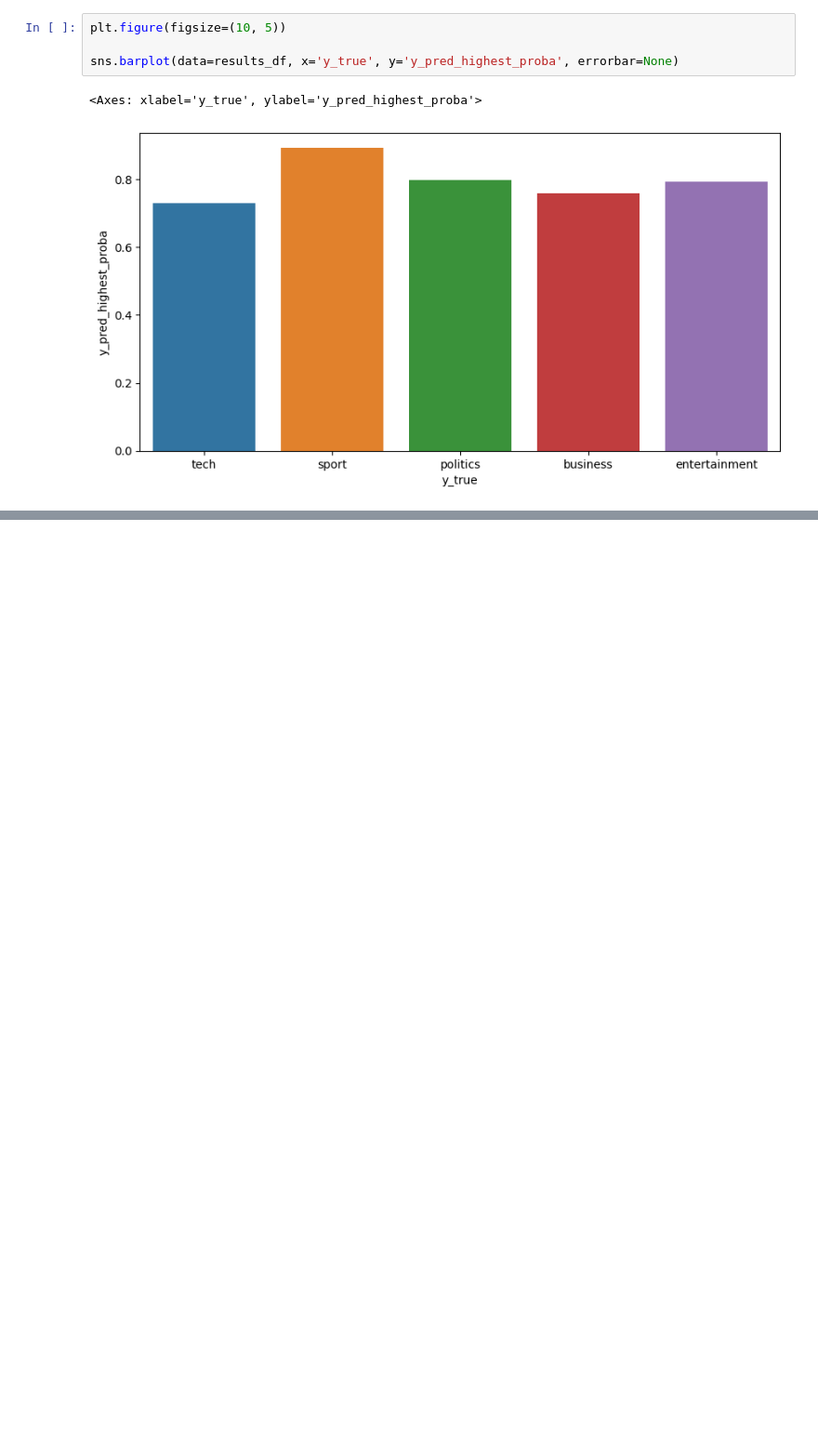
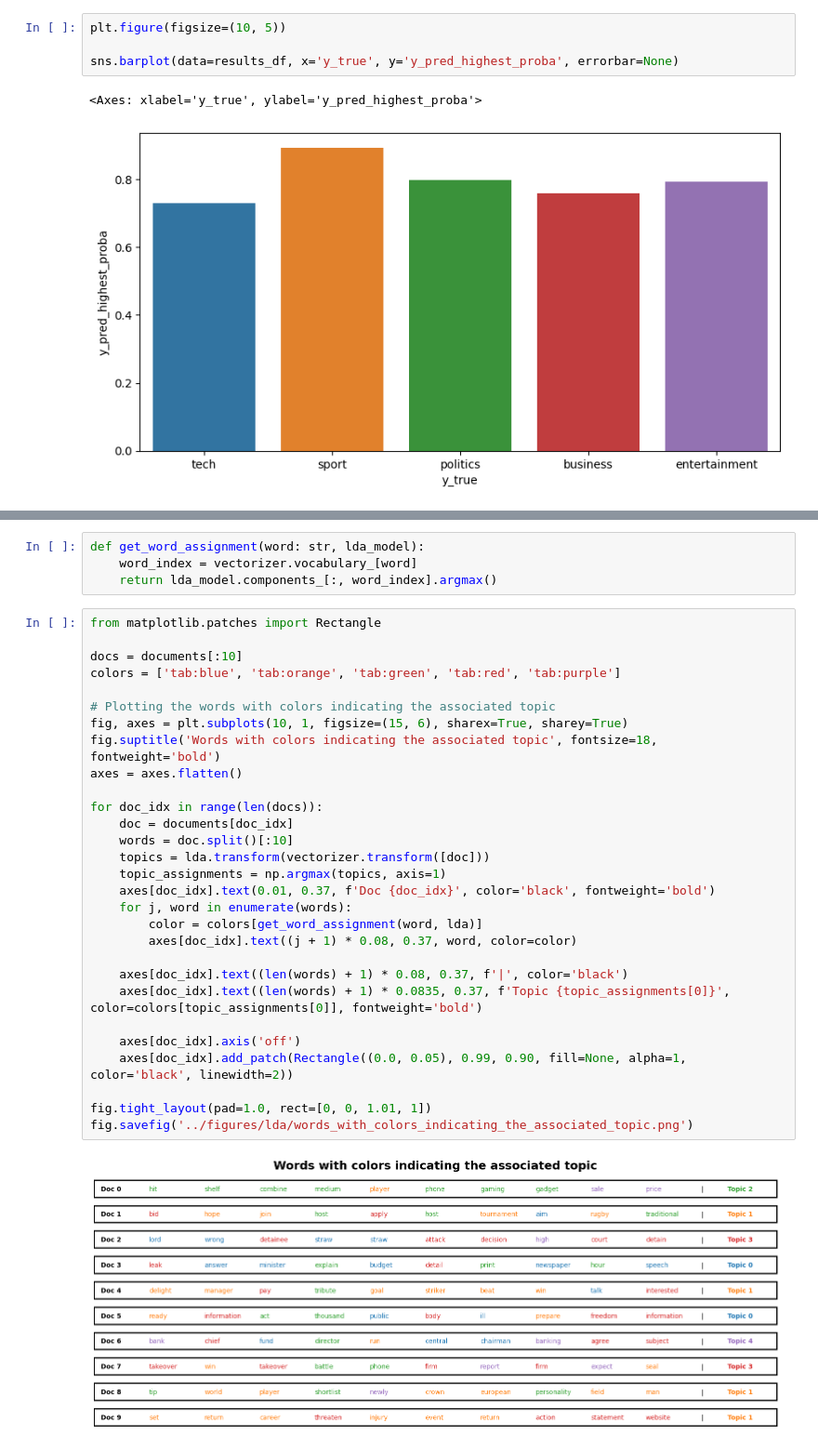
Before and after one commit to yoest/Topic-Modeling-Analysis, a Jupyter notebook: lda/test01.ipynb, the cells around one changed output, grey strips where cells are left out. Shown: that part at 93% size. Saved outputs shown, nothing was run; the diff lists cells and outputs as text; blank space fills up the shorter version.

```diff
--- a/lda/test01.ipynb
+++ b/lda/test01.ipynb
@@ -108,0 +141,35 @@ sns.barplot(data=results_df, x='y_true', y='y_pred_highest_proba', errorbar=None
+# %%
+def get_word_assignment(word: str, lda_model):
+    word_index = vectorizer.vocabulary_[word]
+    return lda_model.components_[:, word_index].argmax()
+# %%
+from matplotlib.patches import Rectangle
+
+docs = documents[:10]
+colors = ['tab:blue', 'tab:orange', 'tab:green', 'tab:red', 'tab:purple']
+
+# Plotting the words with colors indicating the associated topic
+fig, axes = plt.subplots(10, 1, figsize=(15, 6), sharex=True, sharey=True)
+fig.suptitle('Words with colors indicating the associated topic', fontsize=18, fontweight='bold')
+axes = axes.flatten()
+
+for doc_idx in range(len(docs)):
+    doc = documents[doc_idx]
+    words = doc.split()[:10]
+    topics = lda.transform(vectorizer.transform([doc]))
+    topic_assignments = np.argmax(topics, axis=1)
+    axes[doc_idx].text(0.01, 0.37, f'Doc {doc_idx}', color='black', fontweight='bold')
+    for j, word in enumerate(words):
+        color = colors[get_word_assignment(word, lda)]
+        axes[doc_idx].text((j + 1) * 0.08, 0.37, word, color=color)
+
+    axes[doc_idx].text((len(words) + 1) * 0.08, 0.37, f'|', color='black')
+    axes[doc_idx].text((len(words) + 1) * 0.0835, 0.37, f'Topic {topic_assignments[0]}', color=colors[topic_assignments[0]], fontweight='bold')
+
+    axes[doc_idx].axis('off')
+    axes[doc_idx].add_patch(Rectangle((0.0, 0.05), 0.99, 0.90, fill=None, alpha=1, color='black', linewidth=2))
+
+fig.tight_layout(pad=1.0, rect=[0, 0, 1.01, 1])
+fig.savefig('../figures/lda/words_with_colors_indicating_the_associated_topic.png')
+# %% [output]
+[figure, added]
```
Also changed, not shown: parts of 2 cells of this notebook, 2 other files.
